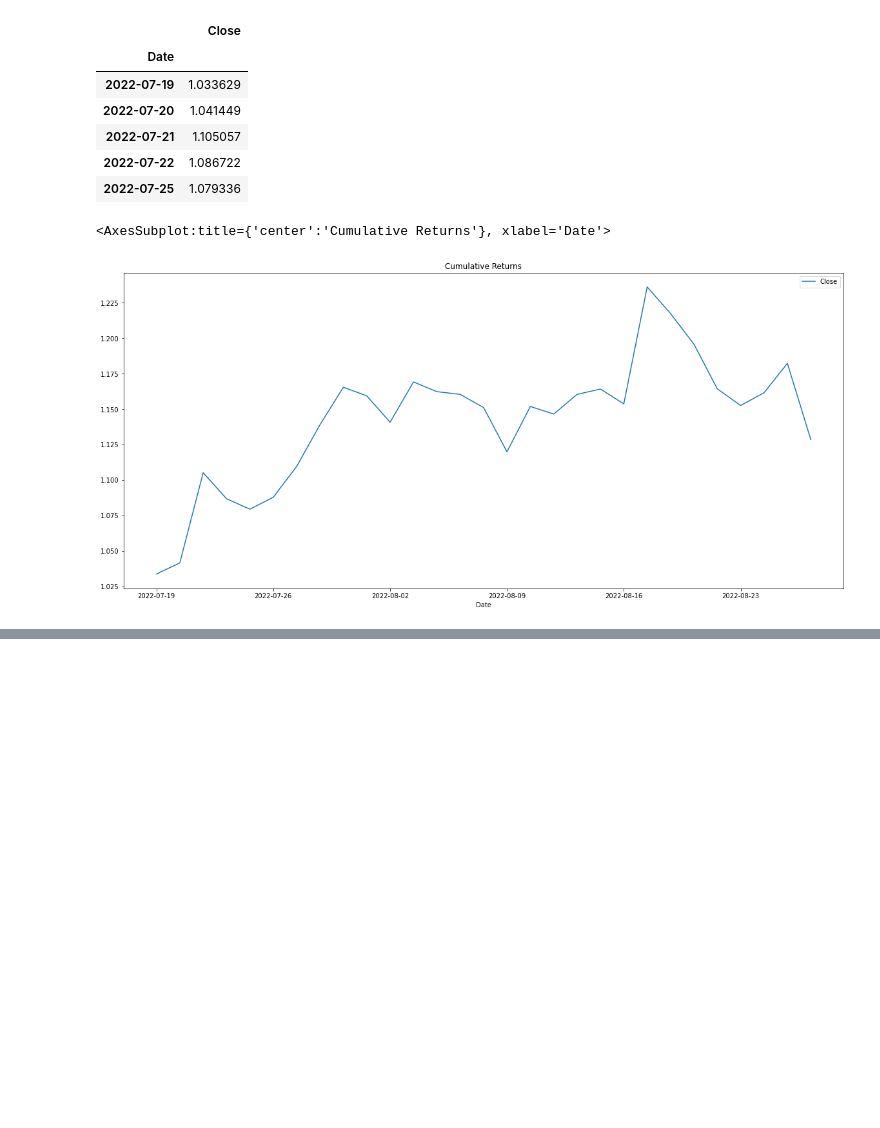
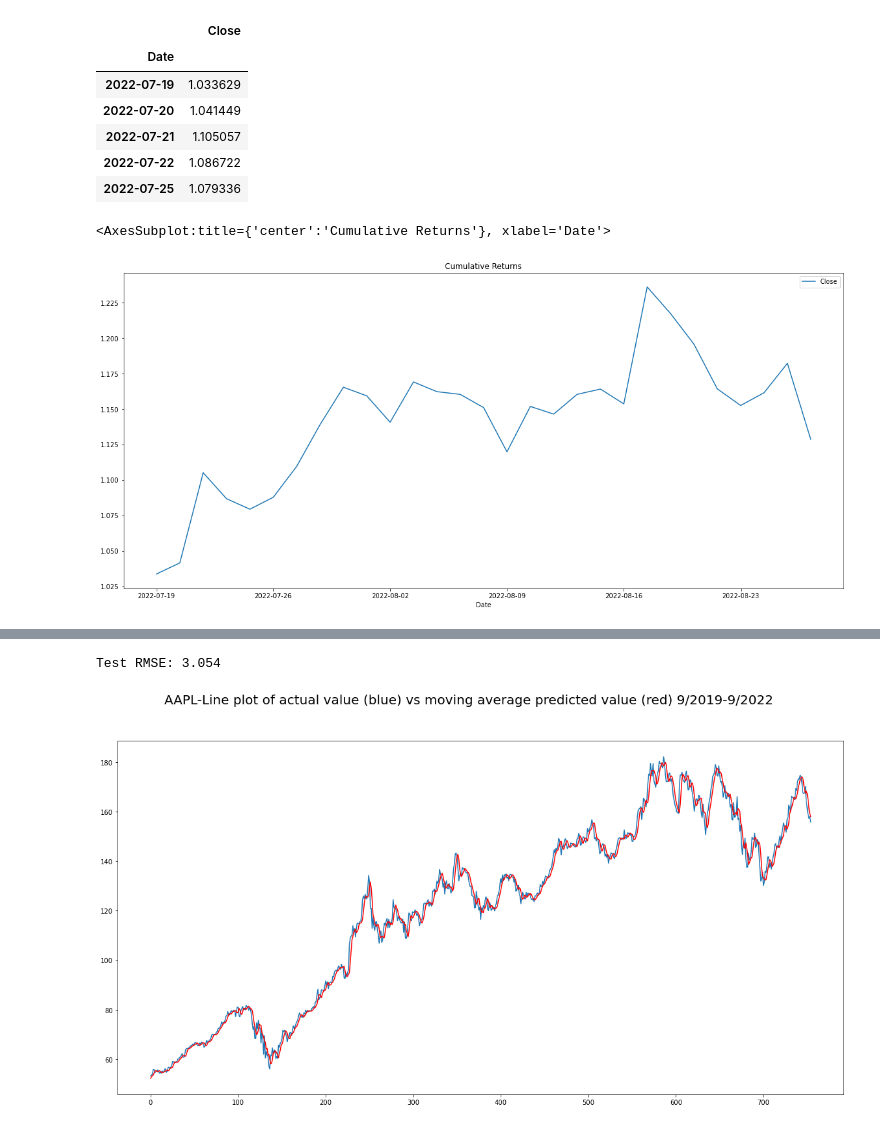
Before and after one commit to ktung2018/ESG100, a Jupyter notebook: ESG_Profits.ipynb, the cells around one changed output, grey strips where cells are left out. Cells and saved outputs as stored; diff of their text form; code cells hidden in the pictures; blank space fills up the shorter version.

```diff
--- a/ESG_Profits.ipynb
+++ b/ESG_Profits.ipynb
@@ -255,0 +269,4 @@ See the caveats in the documentation: https://pandas.pydata.org/pandas-docs/stab
+# %%
+#series_df = pd.read_csv(".\Datasets\esg_082722.csv", index_col=False)
+series = read_csv(".\Datasets\AAPL_2019_22.csv", header=0, index_col=0, parse_dates=True, squeeze=True)
+series
@@ -255,0 +288,3 @@ See the caveats in the documentation: https://pandas.pydata.org/pandas-docs/stab
+# %%
+series_close=series['Close']
+series_close
@@ -255,0 +305,4 @@ See the caveats in the documentation: https://pandas.pydata.org/pandas-docs/stab
+# %%
+series_close.squeeze()
+X=series_close.values
+X
@@ -255,0 +327,15 @@ See the caveats in the documentation: https://pandas.pydata.org/pandas-docs/stab
+# %%
+
+#X = series.values
+window=3
+history = [X[i] for i in range(window)]
+test = [X[i] for i in range(window, len(X))]
+predictions = list()
+
+for t in range(len(test)):
+    length = len(history)
+    yhat = mean([history[i] for i in range(length - window, length)])
+    obs = test[t]
+    predictions.append(yhat)
+    history.append(obs)
+    print('predicted=%f, expected=%f' % (yhat, obs))
@@ -255,0 +360,15 @@ See the caveats in the documentation: https://pandas.pydata.org/pandas-docs/stab
+# %%
+rmse=sqrt(mean_squared_error(test, predictions))
+print('Test RMSE: %.3f' % rmse)
+# %% [output]
+Test RMSE: 3.054
+# %%
+fig=plt.figure(figsize=(20, 10))
+fig.suptitle('AAPL-Line plot of actual value (blue) vs moving average predicted value (red) 9/2019-9/2022', fontsize=20)
+#plt.xlabel('xlabel', fontsize=18)
+#plt.ylabel('ylabel', fontsize=16)
+plt.plot(test)
+plt.plot(predictions, color='red')
+plt.show()
+# %% [output]
+[figure, added]
```
Also changed, not shown: parts of 15 cells of this notebook.
